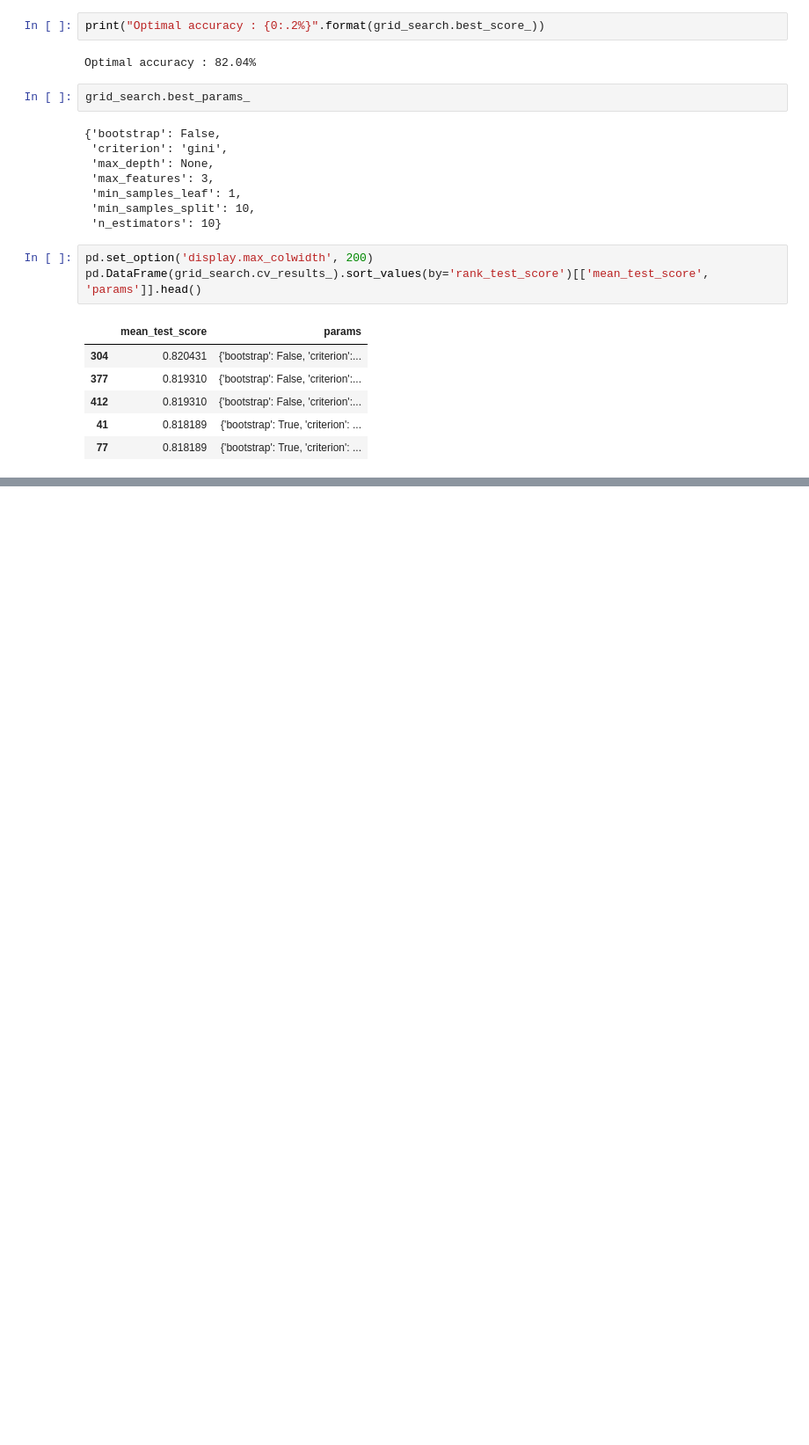
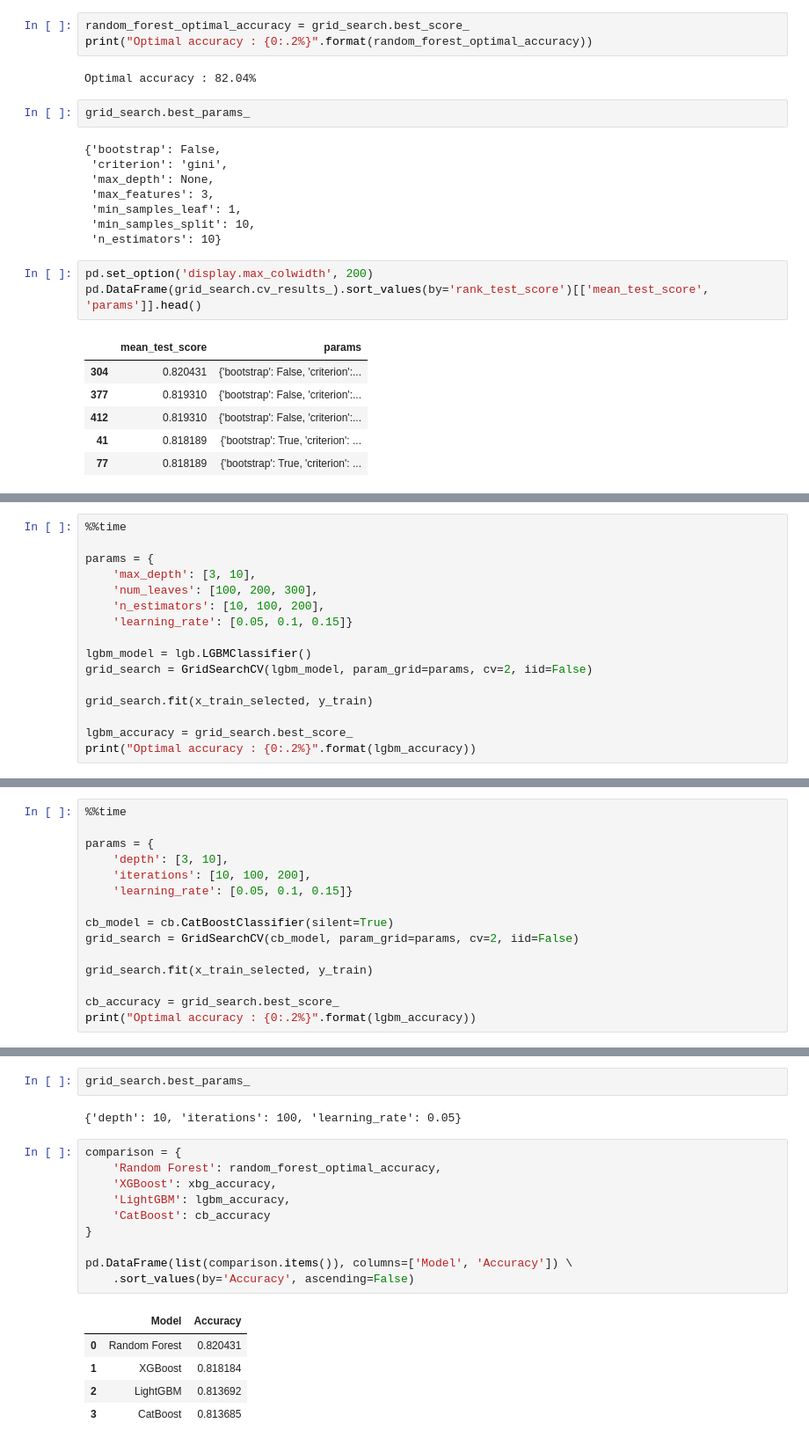
Before and after one commit to anton-dergunov/ml-playground, a Jupyter notebook: tasks/titanic.ipynb, the cells around one changed output, grey strips where cells are left out. Shown at 88% size. Drawn from its saved outputs; the diff is of its cells as text; blank space fills up the shorter version.

Commit message:
Quickly tried XGBoost, LightGBM, CatBoost for Titanic dataset

```diff
--- a/tasks/titanic.ipynb
+++ b/tasks/titanic.ipynb
@@ -1011,5 +1016,6 @@ Wall time: 53 s
 # %%
-print("Optimal accuracy : {0:.2%}".format(grid_search.best_score_))
+random_forest_optimal_accuracy = grid_search.best_score_
+print("Optimal accuracy : {0:.2%}".format(random_forest_optimal_accuracy))
 # %% [output]
 Optimal accuracy : 82.04%
 # %%
@@ -1034,0 +1074,16 @@ pd.DataFrame(grid_search.cv_results_).sort_values(by='rank_test_score')[['mean_t
+# %%
+%%time
+
+params = {
+    'max_depth': [3, 10],
+    'num_leaves': [100, 200, 300],
+    'n_estimators': [10, 100, 200],
+    'learning_rate': [0.05, 0.1, 0.15]}
+
+lgbm_model = lgb.LGBMClassifier()
+grid_search = GridSearchCV(lgbm_model, param_grid=params, cv=2, iid=False)
+
+grid_search.fit(x_train_selected, y_train)
+
+lgbm_accuracy = grid_search.best_score_
+print("Optimal accuracy : {0:.2%}".format(lgbm_accuracy))
@@ -1034,0 +1100,15 @@ pd.DataFrame(grid_search.cv_results_).sort_values(by='rank_test_score')[['mean_t
+# %%
+%%time
+
+params = {
+    'depth': [3, 10],
+    'iterations': [10, 100, 200],
+    'learning_rate': [0.05, 0.1, 0.15]}
+
+cb_model = cb.CatBoostClassifier(silent=True)
+grid_search = GridSearchCV(cb_model, param_grid=params, cv=2, iid=False)
+
+grid_search.fit(x_train_selected, y_train)
+
+cb_accuracy = grid_search.best_score_
+print("Optimal accuracy : {0:.2%}".format(lgbm_accuracy))
@@ -1035,3 +1119,23 @@ pd.DataFrame(grid_search.cv_results_).sort_values(by='rank_test_score')[['mean_t
+# %%
+grid_search.best_params_
+# %% [output]
+{'depth': 10, 'iterations': 100, 'learning_rate': 0.05}
+# %%
+comparison = {
+    'Random Forest': random_forest_optimal_accuracy,
+    'XGBoost': xbg_accuracy,
+    'LightGBM': lgbm_accuracy,
+    'CatBoost': cb_accuracy
+}
+
+pd.DataFrame(list(comparison.items()), columns=['Model', 'Accuracy']) \
+    .sort_values(by='Accuracy', ascending=False)
+# %% [output]
+|  | Model | Accuracy |
+| 0 | Random Forest | 0.820431 |
+| 1 | XGBoost | 0.818184 |
+| 2 | LightGBM | 0.813692 |
+| 3 | CatBoost | 0.813685 |
 # %% [markdown]
 Interesting solutions:
 
```
Also changed, not shown: parts of 14 cells of this notebook, 1 other file.
